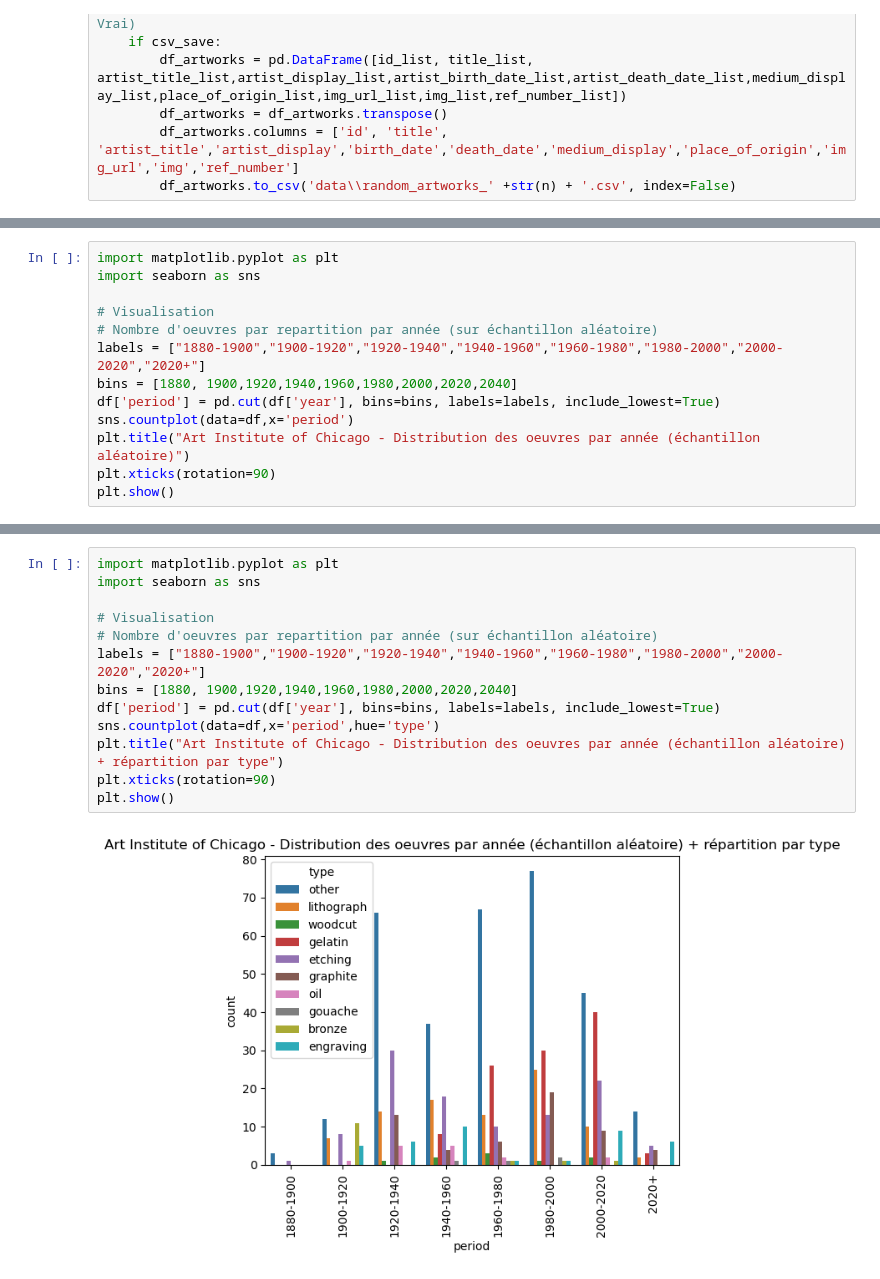
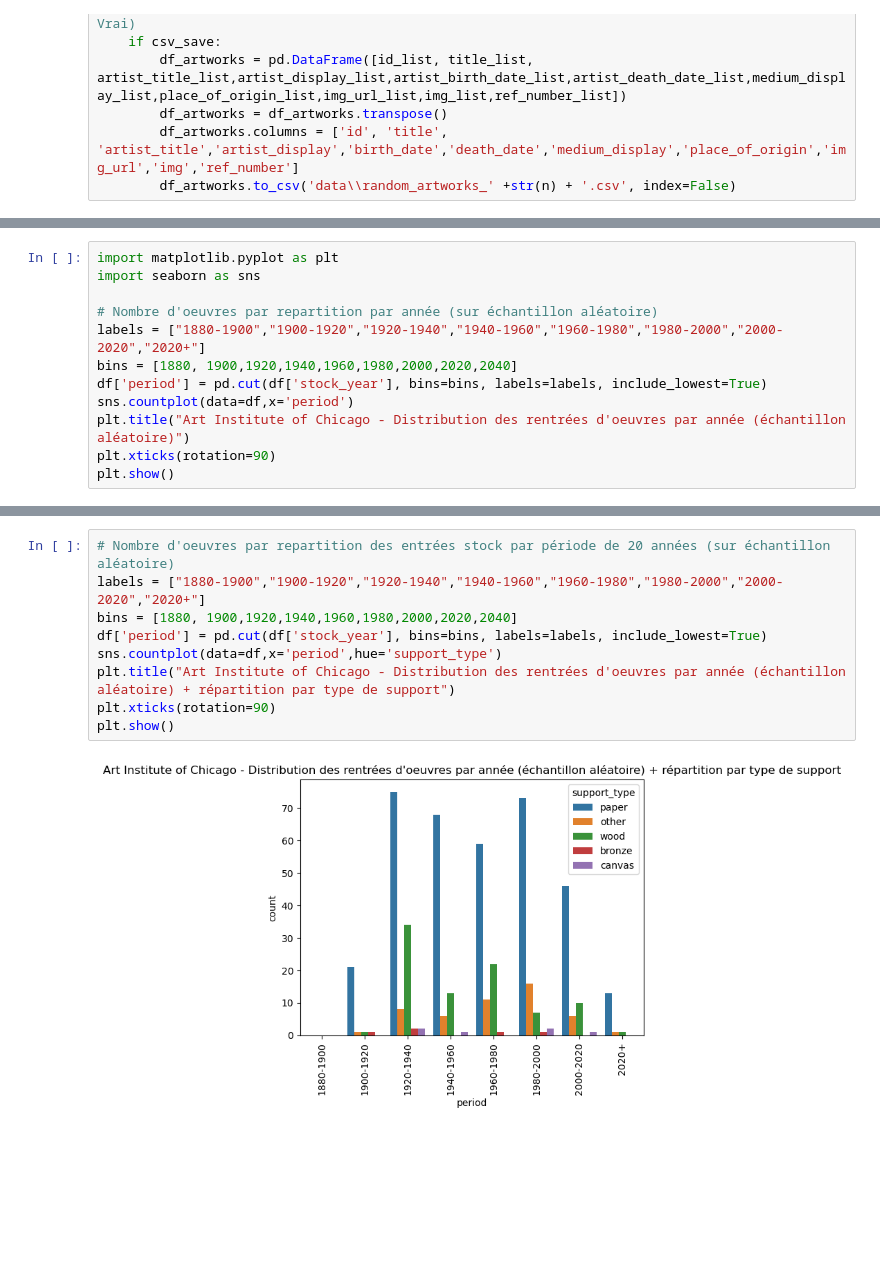
Before and after one commit to aXee808/AI2-module2-project, a Jupyter notebook: jupyter_notebook/project.ipynb, the cells around one changed output, grey strips where cells are left out. Drawn from its saved outputs; the diff is of its cells as text; blank space fills up the shorter version.

```diff
--- a/jupyter_notebook/project.ipynb
+++ b/jupyter_notebook/project.ipynb
@@ -281,13 +315,12 @@ df = clean_data(df)
 import matplotlib.pyplot as plt
 import seaborn as sns
 
-# Visualisation
 # Nombre d'oeuvres par repartition par année (sur échantillon aléatoire)
 labels = ["1880-1900","1900-1920","1920-1940","1940-1960","1960-1980","1980-2000","2000-2020","2020+"]
 bins = [1880, 1900,1920,1940,1960,1980,2000,2020,2040]
-df['period'] = pd.cut(df['year'], bins=bins, labels=labels, include_lowest=True)
+df['period'] = pd.cut(df['stock_year'], bins=bins, labels=labels, include_lowest=True)
 sns.countplot(data=df,x='period')
-plt.title("Art Institute of Chicago - Distribution des oeuvres par année (échantillon aléatoire)")
+plt.title("Art Institute of Chicago - Distribution des rentrées d'oeuvres par année (échantillon aléatoire)")
 plt.xticks(rotation=90)
 plt.show()
 # %% [output]
@@ -295,15 +328,11 @@ plt.show()
 # %%
-import matplotlib.pyplot as plt
-import seaborn as sns
-
-# Visualisation
-# Nombre d'oeuvres par repartition par année (sur échantillon aléatoire)
+# Nombre d'oeuvres par repartition des entrées stock par période de 20 années (sur échantillon aléatoire)
 labels = ["1880-1900","1900-1920","1920-1940","1940-1960","1960-1980","1980-2000","2000-2020","2020+"]
 bins = [1880, 1900,1920,1940,1960,1980,2000,2020,2040]
-df['period'] = pd.cut(df['year'], bins=bins, labels=labels, include_lowest=True)
-sns.countplot(data=df,x='period',hue='type')
-plt.title("Art Institute of Chicago - Distribution des oeuvres par année (échantillon aléatoire) + répartition par type")
+df['period'] = pd.cut(df['stock_year'], bins=bins, labels=labels, include_lowest=True)
+sns.countplot(data=df,x='period',hue='support_type')
+plt.title("Art Institute of Chicago - Distribution des rentrées d'oeuvres par année (échantillon aléatoire) + répartition par type de support")
 plt.xticks(rotation=90)
 plt.show()
 # %% [output]
-[figure, old version]
+[figure, new version]
```
Also changed, not shown: parts of 11 cells of this notebook.
